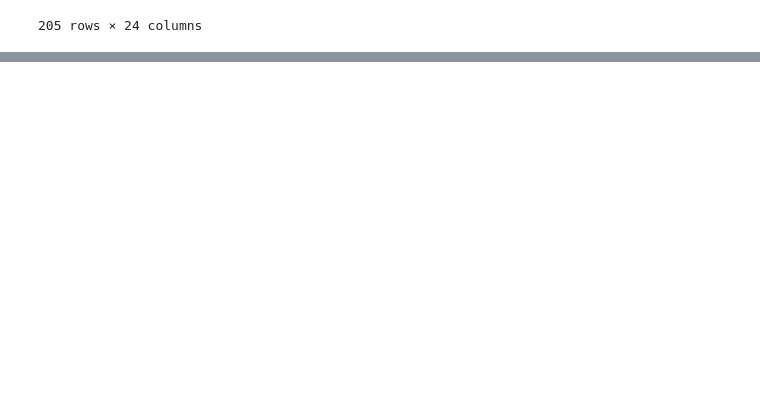
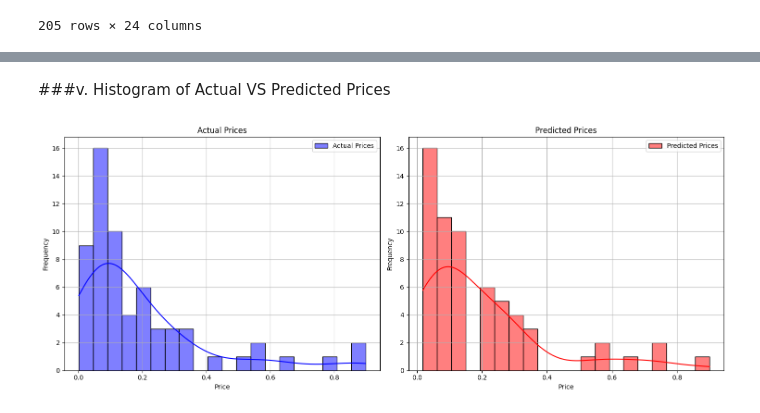
Before and after one commit to yalmaz-ali/CODSOFT, a Jupyter notebook: OIBSIP_Task_3.ipynb, the cells around one changed output, grey strips where cells are left out. Cells and saved outputs as stored; diff of their text form; code cells hidden in the pictures; blank space fills up the shorter version.

```diff
--- a/OIBSIP_Task_3.ipynb
+++ b/OIBSIP_Task_3.ipynb
@@ -339,0 +288,26 @@ plt.show()
+# %% [markdown]
+###v. Histogram of Actual VS Predicted Prices
+# %%
+# Subploting
+fig, axs = plt.subplots(1, 2, figsize=(15, 6))
+
+# Actual Prices
+sns.histplot(y_test, bins=20, color='blue', label='Actual Prices', kde=True, ax=axs[0])
+axs[0].set_xlabel('Price')
+axs[0].set_ylabel('Frequency')
+axs[0].set_title('Actual Prices')
+axs[0].grid(True)
+
+# Predicted Prices
+sns.histplot(y_pred_test, bins=20, color='red', label='Predicted Prices', kde=True, ax=axs[1])
+axs[1].set_xlabel('Price')
+axs[1].set_ylabel('Frequency')
+axs[1].set_title('Predicted Prices')
+axs[1].grid(True)
+
+axs[0].legend()
+axs[1].legend()
+plt.tight_layout()
+plt.show()
+# %% [output]
+[figure, added]
```
Also changed, not shown: parts of 68 cells of this notebook.
